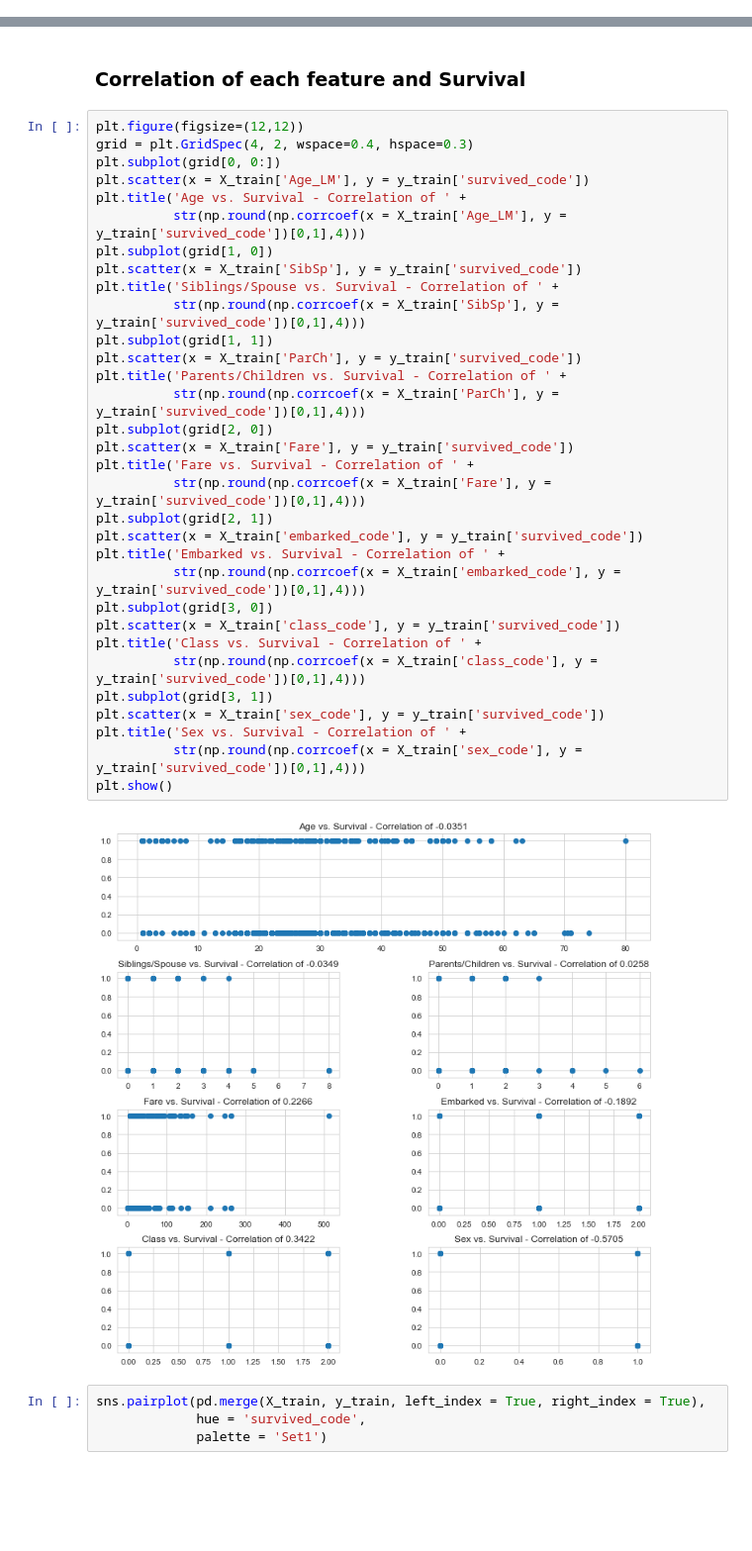
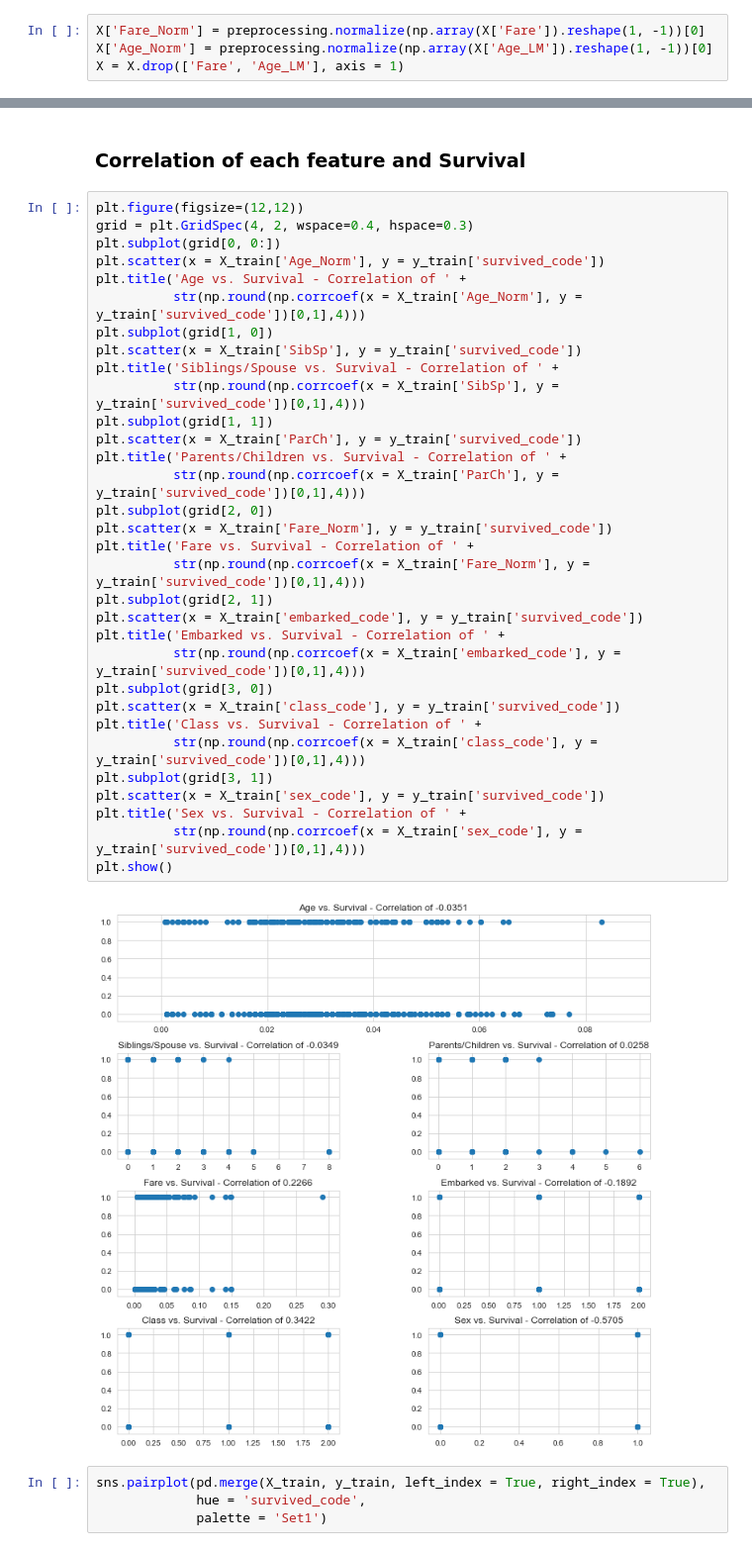
Before and after one commit to joser834/Data-Science, a Jupyter notebook: MS_DataScience/Titanic_Prediction/Titanic_Prediction_Ensemble_Learning.ipynb, the cells around one changed output, grey strips where cells are left out. Shown at 99% size. Saved outputs shown, nothing was run; the diff lists cells and outputs as text; blank space fills up the shorter version.

```diff
--- a/MS_DataScience/Titanic_Prediction/Titanic_Prediction_Ensemble_Learning.ipynb
+++ b/MS_DataScience/Titanic_Prediction/Titanic_Prediction_Ensemble_Learning.ipynb
@@ -194,3 +198,7 @@ We created a new column called **Age_LM** which contains no missing values. This
+# %%
+X['Fare_Norm'] = preprocessing.normalize(np.array(X['Fare']).reshape(1, -1))[0]
+X['Age_Norm'] = preprocessing.normalize(np.array(X['Age_LM']).reshape(1, -1))[0]
+X = X.drop(['Fare', 'Age_LM'], axis = 1)
 # %% [markdown]
 ## Train, Val, and Test Sets
 # %% [markdown]
@@ -266,37 +274,37 @@ sns.distplot(y_train['survived_code'], color='lightgreen', axlabel='Survived')
 # %%
 plt.figure(figsize=(12,12))
 grid = plt.GridSpec(4, 2, wspace=0.4, hspace=0.3)
 plt.subplot(grid[0, 0:])
-plt.scatter(x = X_train['Age_LM'], y = y_train['survived_code'])
+plt.scatter(x = X_train['Age_Norm'], y = y_train['survived_code'])
 plt.title('Age vs. Survival - Correlation of ' +
-          str(np.round(np.corrcoef(x = X_train['Age_LM'], y = y_train['survived_code'])[0,1],4)))
+          str(np.round(np.corrcoef(x = X_train['Age_Norm'], y = y_train['survived_code'])[0,1],4)))
 plt.subplot(grid[1, 0])
 plt.scatter(x = X_train['SibSp'], y = y_train['survived_code'])
 plt.title('Siblings/Spouse vs. Survival - Correlation of ' +
           str(np.round(np.corrcoef(x = X_train['SibSp'], y = y_train['survived_code'])[0,1],4)))
 plt.subplot(grid[1, 1])
 plt.scatter(x = X_train['ParCh'], y = y_train['survived_code'])
 plt.title('Parents/Children vs. Survival - Correlation of ' +
           str(np.round(np.corrcoef(x = X_train['ParCh'], y = y_train['survived_code'])[0,1],4)))
 plt.subplot(grid[2, 0])
-plt.scatter(x = X_train['Fare'], y = y_train['survived_code'])
+plt.scatter(x = X_train['Fare_Norm'], y = y_train['survived_code'])
 plt.title('Fare vs. Survival - Correlation of ' +
-          str(np.round(np.corrcoef(x = X_train['Fare'], y = y_train['survived_code'])[0,1],4)))
+          str(np.round(np.corrcoef(x = X_train['Fare_Norm'], y = y_train['survived_code'])[0,1],4)))
 plt.subplot(grid[2, 1])
 plt.scatter(x = X_train['embarked_code'], y = y_train['survived_code'])
 plt.title('Embarked vs. Survival - Correlation of ' +
           str(np.round(np.corrcoef(x = X_train['embarked_code'], y = y_train['survived_code'])[0,1],4)))
 plt.subplot(grid[3, 0])
 plt.scatter(x = X_train['class_code'], y = y_train['survived_code'])
 plt.title('Class vs. Survival - Correlation of ' +
           str(np.round(np.corrcoef(x = X_train['class_code'], y = y_train['survived_code'])[0,1],4)))
 plt.subplot(grid[3, 1])
 plt.scatter(x = X_train['sex_code'], y = y_train['survived_code'])
 plt.title('Sex vs. Survival - Correlation of ' +
           str(np.round(np.corrcoef(x = X_train['sex_code'], y = y_train['survived_code'])[0,1],4)))
 plt.show()
 # %% [output]
-[figure, old version]
+[figure, new version]
 # %%
 sns.pairplot(pd.merge(X_train, y_train, left_index = True, right_index = True),
              hue = 'survived_code',
```
Also changed, not shown: parts of 23 cells of this notebook, 13 other files.
